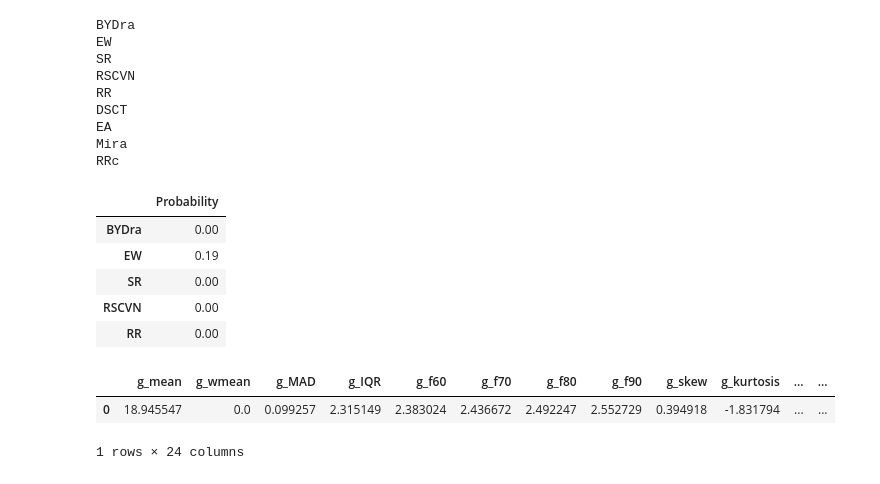
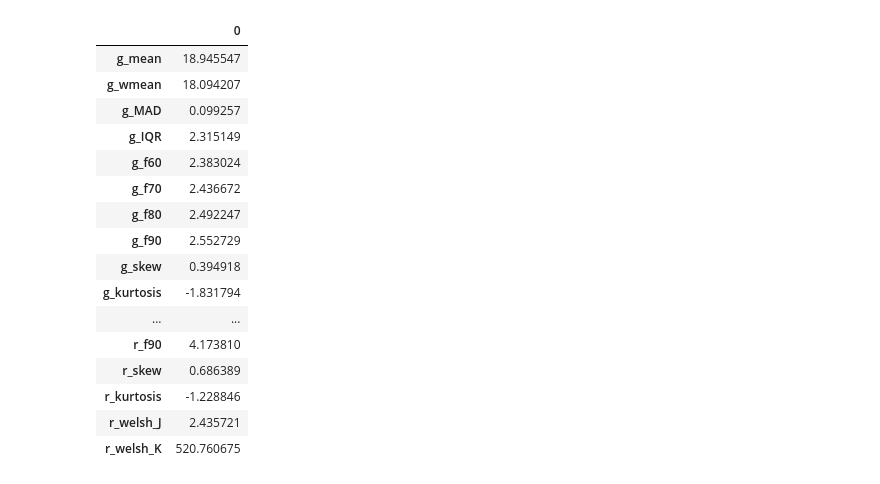
Before and after one commit to truptimr/UCSD-MLE-ZTF, a Jupyter notebook: notebooks/End-to-End-Pipeline.ipynb, the cells around one changed output. Cells and saved outputs as stored; diff of their text form; code cells hidden in the pictures.

```diff
--- a/notebooks/End-to-End-Pipeline.ipynb
+++ b/notebooks/End-to-End-Pipeline.ipynb
@@ -113,6 +114,13 @@ def weighted_mean(mag,mag_err):
     wmag = mag*w # multiply magnitude with weights
     wmean = wmag.sum()/sw # weighted mean
     return wmean
+# %%
+def weighted_mean2(mag,e_mag):
+    w = 1/(e_mag*e_mag)
+    sw = np.sum(w)
+    wmag = w*mag
+    wmean = np.sum(wmag)/sw
+    return wmean
 # %%
 # welsh J, K statistics
 def welsh_staton(mag_series,wmean):
@@ -166,7 +174,7 @@ def calculate_features(lc):
         dfr = lc.loc[lc["band"] == "r"]
         if len(dfg) > 1:
             N = len(dfg)
-            wmean_temp = weighted_mean(dfg.mag,dfg.e_mag)
+            wmean_temp = weighted_mean2(dfg.mag.values,dfg.e_mag.values)
             K_temp, J_temp =  welsh_staton(dfg.mag, wmean_temp )
             g_mean.append(dfg.mag.mean())
             g_wmean.append(wmean_temp)
@@ -197,7 +205,7 @@ def calculate_features(lc):
 
         if len(dfr) >1:
             N = len(dfr)
-            wmean_temp = weighted_mean(dfr.mag,dfr.e_mag)
+            wmean_temp = weighted_mean2(dfr.mag.values,dfr.e_mag.values)
             K_temp, J_temp =  welsh_staton(dfr.mag, wmean_temp )
             r_mean.append(dfr.mag.mean())
             r_wmean.append(wmean_temp)
@@ -324,29 +326,23 @@ See the caveats in the documentation: https://pandas.pydata.org/pandas-docs/stab
 # %%
 # calculate features
 features = calculate_features(lc2)
-# %%
-# run prediction models
-prob = prediction_probabilty(features)
-prob.head()
-# %% [output]
-BYDra
-EW
-SR
-RSCVN
-RR
-DSCT
-EA
-Mira
-RRc
-|  | Probability |
-| BYDra | 0.00 |
-| EW | 0.19 |
-| SR | 0.00 |
-| RSCVN | 0.00 |
-| RR | 0.00 |
 # %%
-features.head()
+features.T.head(24)
 # %% [output]
-|  | g_mean | g_wmean | g_MAD | g_IQR | g_f60 | g_f70 | g_f80 | g_f90 | g_skew | g_kurtosis | ... | ... |
-| 0 | 18.945547 | 0.0 | 0.099257 | 2.315149 | 2.383024 | 2.436672 | 2.492247 | 2.552729 | 0.394918 | -1.831794 | ... | ... |
+|  | 0 |
+| g_mean | 18.945547 |
+| g_wmean | 18.094207 |
+| g_MAD | 0.099257 |
+| g_IQR | 2.315149 |
+| g_f60 | 2.383024 |
+| g_f70 | 2.436672 |
+| g_f80 | 2.492247 |
+| g_f90 | 2.552729 |
+| g_skew | 0.394918 |
+| g_kurtosis | -1.831794 |
+| ... | ... |
+| r_f90 | 4.173810 |
+| r_skew | 0.686389 |
+| r_kurtosis | -1.228846 |
+| r_welsh_J | 2.435721 |
+| r_welsh_K | 520.760675 |
-1 rows × 24 columns
```
Also changed, not shown: parts of 20 cells of this notebook, 1 other file.
